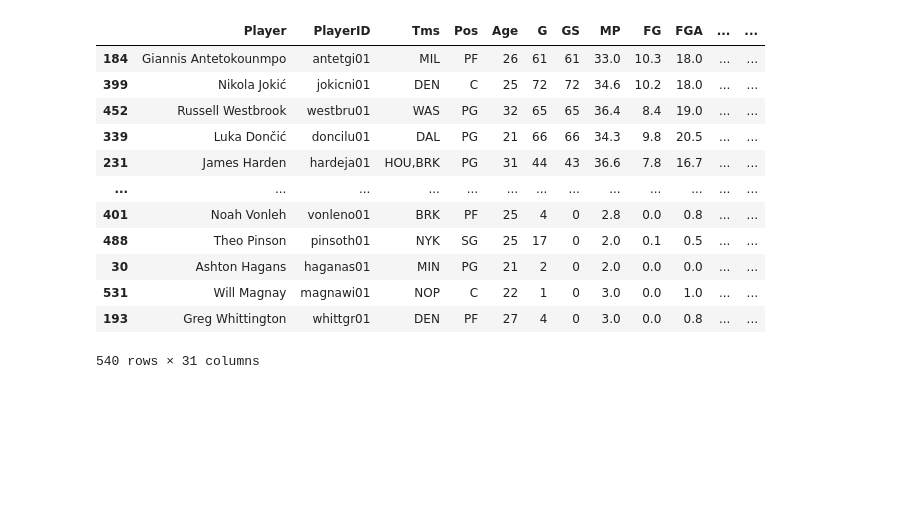
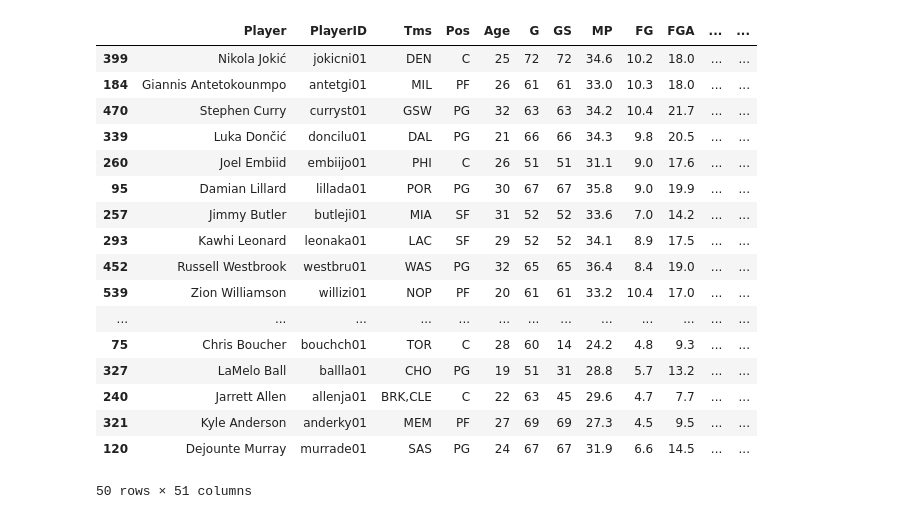
Before and after one commit to AustinMayerhofer/NBA-metrics, a Jupyter notebook: src/rankings.ipynb, the cells around one changed output. Cells and saved outputs as stored; diff of their text form; code cells hidden in the pictures; blank space fills up the shorter version.

```diff
--- a/src/rankings.ipynb
+++ b/src/rankings.ipynb
@@ -1,38 +1,45 @@
 # %%
 import pandas as pd
 import myconstants as c
 
 NUM_GAMES = c.NUM_GAMES_2020_21
 MIN_GAMES = NUM_GAMES * 0.70
 
 p_df = pd.read_csv('../data/years/2020-21/clean/2020-21_Player_PerGame.csv')
 t_df = pd.read_csv('../data/years/2020-21/clean/2020-21_Team_Standings.csv')
 
+# join player per game and advanced stats
+p_advanced_df = pd.read_csv('../data/years/2020-21/clean/2020-21_Player_Advanced.csv')
+p_advanced_df = p_advanced_df.drop(columns=['Player', 'Tms', 'Pos', 'Age', 'G', 'MP'])
+p_df = p_df.merge(p_advanced_df, on='PlayerID')
+
 # populate team df with team codes
 t_df['TeamCode'] = t_df['Team'].apply(lambda x: c.TEAM_CODE[x])
 
 # players who haven't played enough games don't qualify
-p_df.loc[p_df['G'] >= MIN_GAMES]
+p_df = p_df.loc[p_df['G'] >= MIN_GAMES]
 
 # ranking algorithm
-p_df['PlayerScore'] = 2*p_df['PTS'] + 2*p_df['TRB'] + 2*p_df['AST'] + 4*p_df['STL'] + 4*p_df['BLK']
+p_df['PlayerScore'] = 2*p_df['PTS'] + 2*p_df['TRB'] + 2*p_df['AST'] + 4*p_df['STL'] + 4*p_df['BLK'] + 2*(p_df['WS'] + p_df['VORP'] + p_df['BPM'])
 p_df = p_df.sort_values('PlayerScore', ascending=False)
 
 p_df.head(50)
-shortened_t_df = t_df[['TeamCode', 'OverallW', 'OverallL']].rename(columns={'TeamCode': 'Team', 'OverallW': 'Wins', 'OverallL': 'Losses'})
-p_df
-#pd.merge(p_df, shortened_t_df, on='Team')
 # %% [output]
 |  | Player | PlayerID | Tms | Pos | Age | G | GS | MP | FG | FGA | ... | ... |
+| 399 | Nikola Jokić | jokicni01 | DEN | C | 25 | 72 | 72 | 34.6 | 10.2 | 18.0 | ... | ... |
 | 184 | Giannis Antetokounmpo | antetgi01 | MIL | PF | 26 | 61 | 61 | 33.0 | 10.3 | 18.0 | ... | ... |
-| 399 | Nikola Jokić | jokicni01 | DEN | C | 25 | 72 | 72 | 34.6 | 10.2 | 18.0 | ... | ... |
+| 470 | Stephen Curry | curryst01 | GSW | PG | 32 | 63 | 63 | 34.2 | 10.4 | 21.7 | ... | ... |
+| 339 | Luka Dončić | doncilu01 | DAL | PG | 21 | 66 | 66 | 34.3 | 9.8 | 20.5 | ... | ... |
+| 260 | Joel Embiid | embiijo01 | PHI | C | 26 | 51 | 51 | 31.1 | 9.0 | 17.6 | ... | ... |
+| 95 | Damian Lillard | lillada01 | POR | PG | 30 | 67 | 67 | 35.8 | 9.0 | 19.9 | ... | ... |
+| 257 | Jimmy Butler | butleji01 | MIA | SF | 31 | 52 | 52 | 33.6 | 7.0 | 14.2 | ... | ... |
+| 293 | Kawhi Leonard | leonaka01 | LAC | SF | 29 | 52 | 52 | 34.1 | 8.9 | 17.5 | ... | ... |
 | 452 | Russell Westbrook | westbru01 | WAS | PG | 32 | 65 | 65 | 36.4 | 8.4 | 19.0 | ... | ... |
-| 339 | Luka Dončić | doncilu01 | DAL | PG | 21 | 66 | 66 | 34.3 | 9.8 | 20.5 | ... | ... |
-| 231 | James Harden | hardeja01 | HOU,BRK | PG | 31 | 44 | 43 | 36.6 | 7.8 | 16.7 | ... | ... |
+| 539 | Zion Williamson | willizi01 | NOP | PF | 20 | 61 | 61 | 33.2 | 10.4 | 17.0 | ... | ... |
 | ... | ... | ... | ... | ... | ... | ... | ... | ... | ... | ... | ... | ... |
-| 401 | Noah Vonleh | vonleno01 | BRK | PF | 25 | 4 | 0 | 2.8 | 0.0 | 0.8 | ... | ... |
-| 488 | Theo Pinson | pinsoth01 | NYK | SG | 25 | 17 | 0 | 2.0 | 0.1 | 0.5 | ... | ... |
-| 30 | Ashton Hagans | haganas01 | MIN | PG | 21 | 2 | 0 | 2.0 | 0.0 | 0.0 | ... | ... |
-| 531 | Will Magnay | magnawi01 | NOP | C | 22 | 1 | 0 | 3.0 | 0.0 | 1.0 | ... | ... |
-| 193 | Greg Whittington | whittgr01 | DEN | PF | 27 | 4 | 0 | 3.0 | 0.0 | 0.8 | ... | ... |
+| 75 | Chris Boucher | bouchch01 | TOR | C | 28 | 60 | 14 | 24.2 | 4.8 | 9.3 | ... | ... |
+| 327 | LaMelo Ball | ballla01 | CHO | PG | 19 | 51 | 31 | 28.8 | 5.7 | 13.2 | ... | ... |
+| 240 | Jarrett Allen | allenja01 | BRK,CLE | C | 22 | 63 | 45 | 29.6 | 4.7 | 7.7 | ... | ... |
+| 321 | Kyle Anderson | anderky01 | MEM | PF | 27 | 69 | 69 | 27.3 | 4.5 | 9.5 | ... | ... |
+| 120 | Dejounte Murray | murrade01 | SAS | PG | 24 | 67 | 67 | 31.9 | 6.6 | 14.5 | ... | ... |
-540 rows × 31 columns
+50 rows × 51 columns
```
Also changed, not shown: 1 other file.
